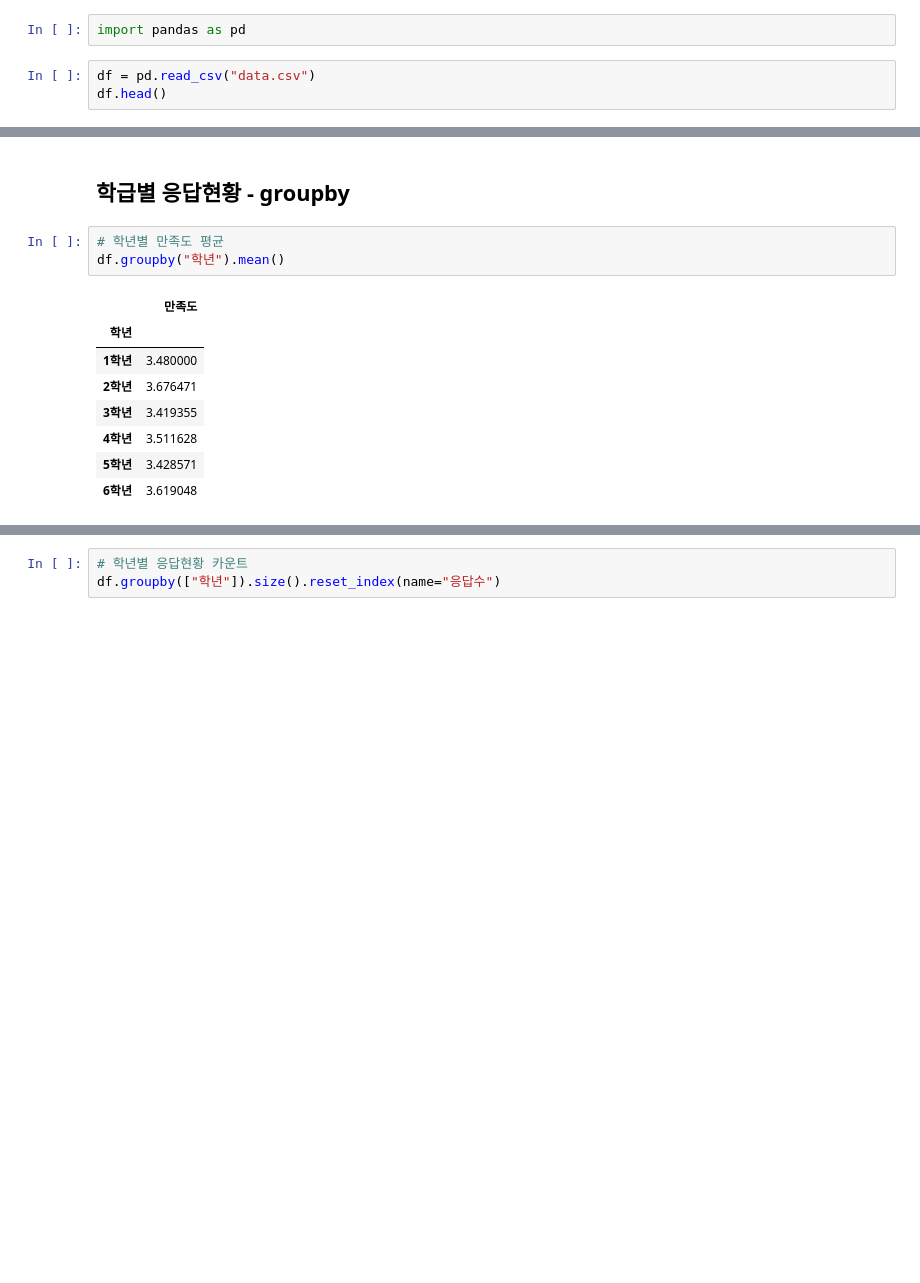
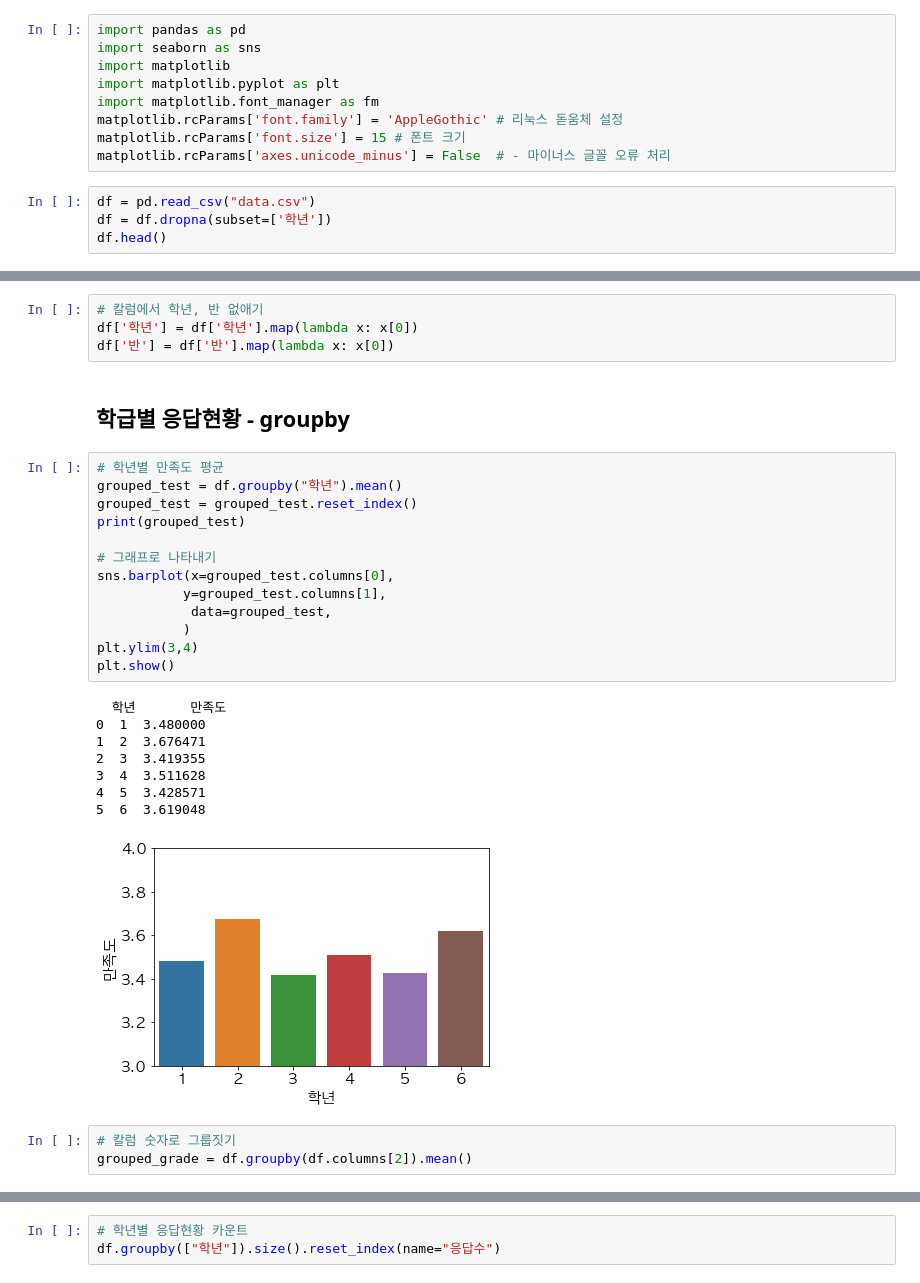
Before and after one commit to 951237/streamlit_dashboard_poll_parents, a Jupyter notebook: codingNotebook.ipynb, the cells around one changed output, grey strips where cells are left out. Saved outputs shown, nothing was run; the diff lists cells and outputs as text; blank space fills up the shorter version.

```diff
--- a/codingNotebook.ipynb
+++ b/codingNotebook.ipynb
@@ -4,8 +4,16 @@
 ## 데이터 불러오기
 # %%
 import pandas as pd
+import seaborn as sns
+import matplotlib
+import matplotlib.pyplot as plt
+import matplotlib.font_manager as fm
+matplotlib.rcParams['font.family'] = 'AppleGothic' # 리눅스 돋움체 설정
+matplotlib.rcParams['font.size'] = 15 # 폰트 크기
+matplotlib.rcParams['axes.unicode_minus'] = False  # - 마이너스 글꼴 오류 처리
 # %%
 df = pd.read_csv("data.csv")
+df = df.dropna(subset=['학년'])
 df.head()
 # %% [output]
 |  | 시간 | 참관여부 | 학년 | 반 | 만족도 | 학부모 의견 |
@@ -14,17 +22,34 @@ df.head()
 | 2 | 2022. 4. 13 오후 12:13:05 | 네, 참관하였습니다. | 5학년 | 4반 | 4.0 | NaN |
 | 3 | 2022. 4. 13 오후 12:13:05 | 네, 참관하였습니다. | 1학년 | 5반 | 3.0 | NaN |
 | 4 | 2022. 4. 13 오후 12:13:09 | 네, 참관하였습니다. | 4학년 | 2반 | 3.0 | NaN |
+# %%
+# 칼럼에서 학년, 반 없애기
+df['학년'] = df['학년'].map(lambda x: x[0])
+df['반'] = df['반'].map(lambda x: x[0])
 # %% [markdown]
 ## 학급별 응답현황 - groupby
 # %%
 # 학년별 만족도 평균
-df.groupby("학년").mean()
+grouped_test = df.groupby("학년").mean()
+grouped_test = grouped_test.reset_index()
+print(grouped_test)
+
+# 그래프로 나타내기
+sns.barplot(x=grouped_test.columns[0],
+           y=grouped_test.columns[1],
+            data=grouped_test,
+           )
+plt.ylim(3,4)
+plt.show()
 # %% [output]
-|  | 만족도 |
-| 학년 |  |
-| 1학년 | 3.480000 |
-| 2학년 | 3.676471 |
-| 3학년 | 3.419355 |
-| 4학년 | 3.511628 |
-| 5학년 | 3.428571 |
-| 6학년 | 3.619048 |
+  학년       만족도
+0  1  3.480000
+1  2  3.676471
+2  3  3.419355
+3  4  3.511628
+4  5  3.428571
+5  6  3.619048
+[figure, added]
+# %%
+# 칼럼 숫자로 그룹짓기
+grouped_grade = df.groupby(df.columns[2]).mean()
```
Also changed, not shown: parts of 3 cells of this notebook, 2 other files.
